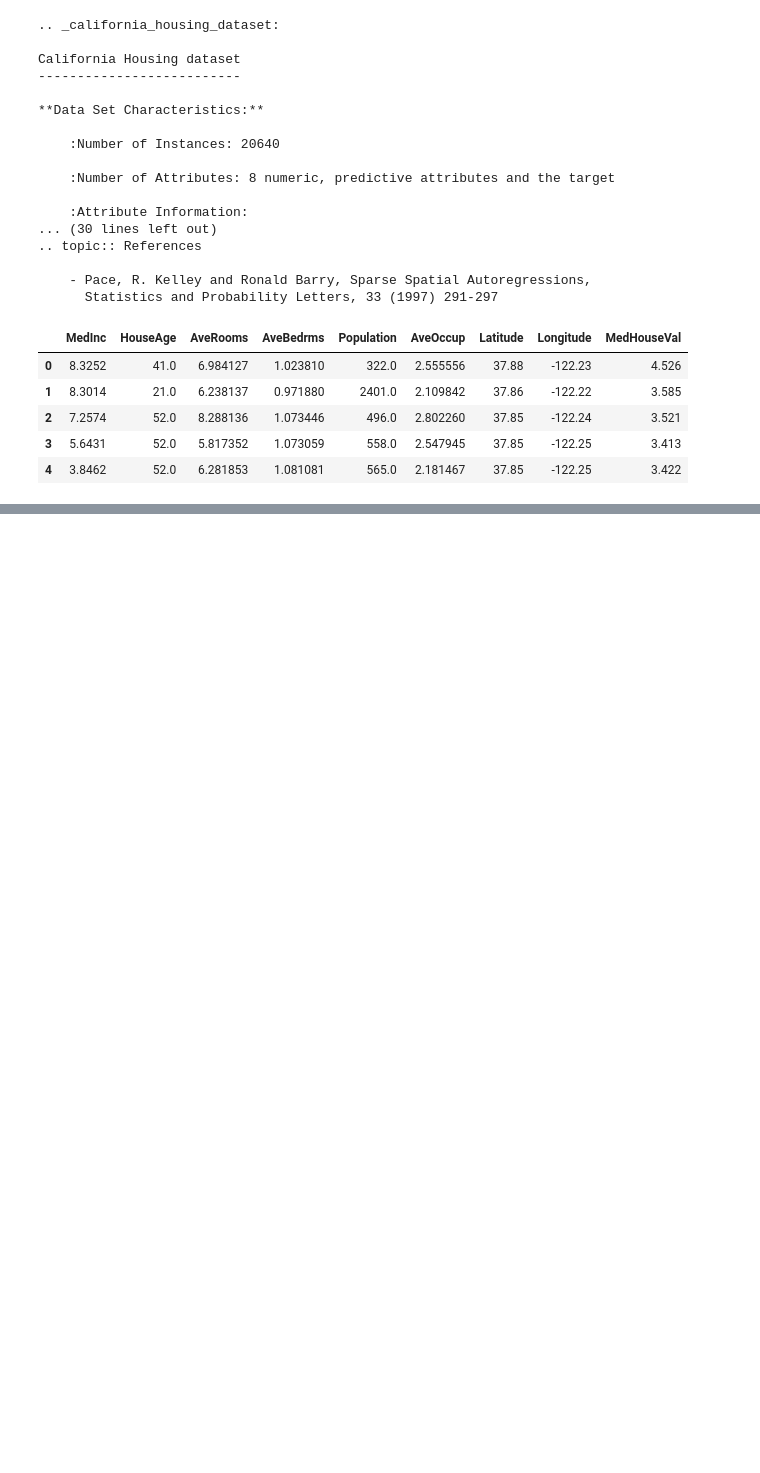
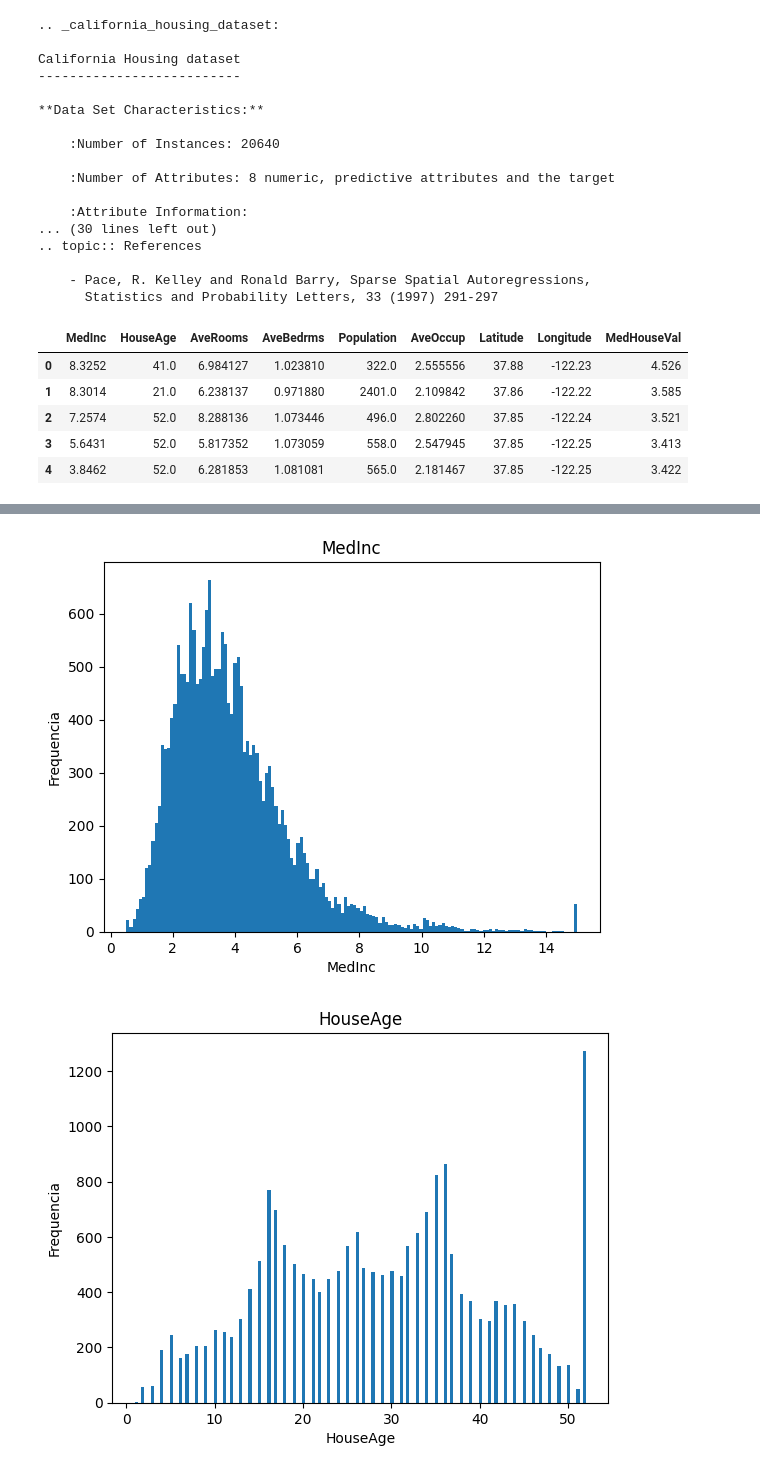
Before and after one commit to FabioAyresInsper/california, a Jupyter notebook: notebooks/california.ipynb, the cells around one changed output, grey strips where cells are left out. Saved outputs shown, nothing was run; the diff lists cells and outputs as text; code cells hidden in the pictures; blank space fills up the shorter version.

```diff
--- a/notebooks/california.ipynb
+++ b/notebooks/california.ipynb
@@ -34,0 +69,20 @@ df.head()
+# %%
+import numpy as np
+import matplotlib.pyplot as plt
+
+num_rows = df.shape[0]
+bins = int(np.sqrt(num_rows))
+
+def plot_column(df, column):
+    plt.figure()
+    df[column].plot.hist(bins=bins)
+    plt.title(column)
+    plt.xlabel(column)
+    plt.ylabel('Frequencia')
+    plt.show()
+
+for column in df.columns:
+    plot_column(df, column)
+# %% [output]
+[figure, added]
+[figure, added]
```
Also changed, not shown: parts of 12 cells of this notebook.
